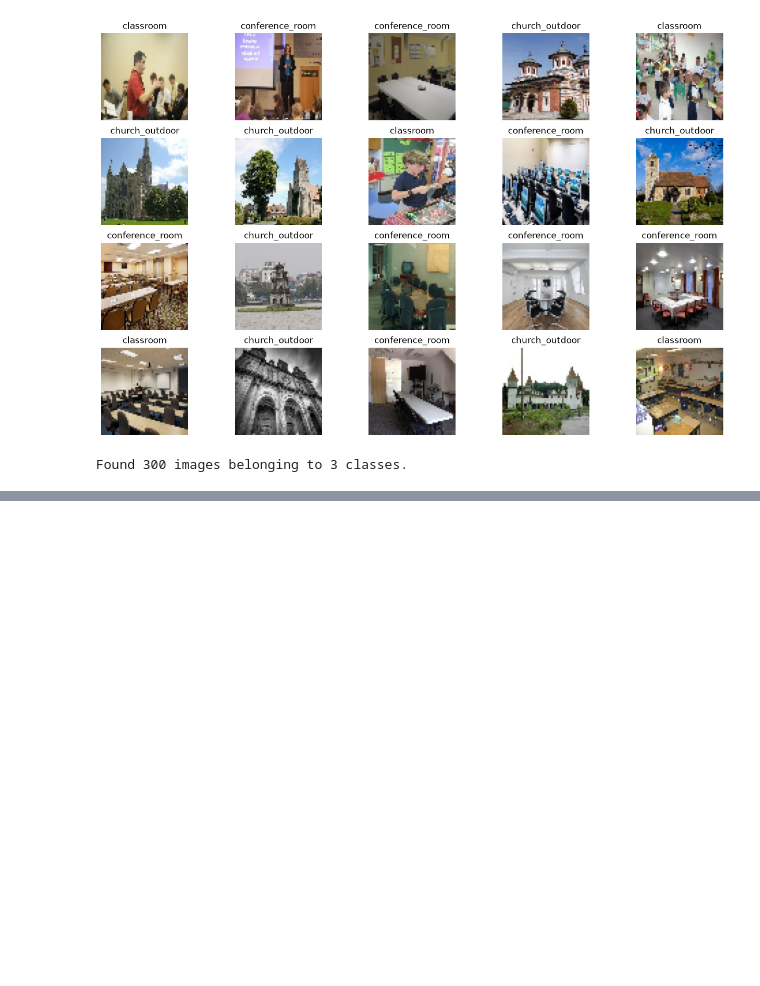
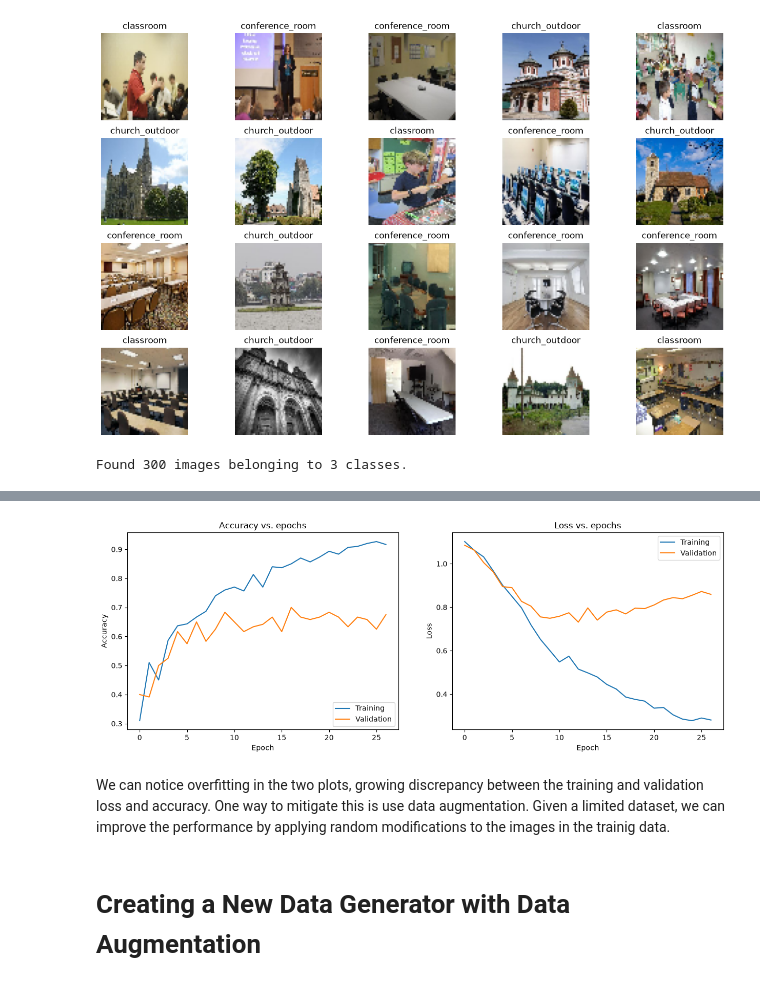
Before and after one commit to ramirezgrosas/tf2-image-data-pipelines-lsun-cifar100, a Jupyter notebook: tf2-image-data-pipelines-lsun-cifar100.ipynb, the cells around one changed output, grey strips where cells are left out. Saved outputs shown, nothing was run; the diff lists cells and outputs as text; code cells hidden in the pictures; blank space fills up the shorter version.

Commit message:
Creating a CNN and training, evaluating  of it's performance with the ImageDataGenerator

```diff
--- a/tf2-image-data-pipelines-lsun-cifar100.ipynb
+++ b/tf2-image-data-pipelines-lsun-cifar100.ipynb
@@ -88,0 +117,3 @@ Found 300 images belonging to 3 classes.
+# %%
+lsun_model = get_model((64,64,3))
+lsun_model.summary()
@@ -88,0 +147,15 @@ Found 300 images belonging to 3 classes.
+# %%
+
+def train_model(model, train_gen, valid_gen, epochs):
+
+    earlystopping = EarlyStopping(monitor='val_accuracy', patience=10)
+    reduceLR = ReduceLROnPlateau(monitor='val_loss', factor=0.5,
+                                 min_lr=0.0001)
+
+    history = model.fit(train_gen, validation_data=(valid_gen), epochs=epochs,
+              callbacks=[earlystopping, reduceLR])
+
+    return history
+# %%
+history = train_model(lsun_model, train_generator, vallid_generator,
+                      epochs=50)
@@ -88,0 +180,26 @@ Found 300 images belonging to 3 classes.
+# %%
+
+plt.figure(figsize=(15,5))
+plt.subplot(121)
+plt.plot(history.history['accuracy'])
+plt.plot(history.history['val_accuracy'])
+
+plt.title('Accuracy vs. epochs')
+plt.ylabel('Accuracy')
+plt.xlabel('Epoch')
+plt.legend(['Training', 'Validation'], loc='lower right')
+
+plt.subplot(122)
+plt.plot(history.history['loss'])
+plt.plot(history.history['val_loss'])
+plt.title('Loss vs. epochs')
+plt.ylabel('Loss')
+plt.xlabel('Epoch')
+plt.legend(['Training', 'Validation'], loc='upper right')
+plt.show()
+# %% [output]
+[figure, added]
+# %% [markdown]
+We can notice overfitting in the two plots, growing discrepancy between the training and validation loss and accuracy. One way to mitigate this is use data augmentation. Given a limited dataset, we can improve the performance by applying random modifications to the images in the trainig data.
+# %% [markdown]
+# Creating a New Data Generator with Data Augmentation
```
Also changed, not shown: parts of 6 cells of this notebook.
